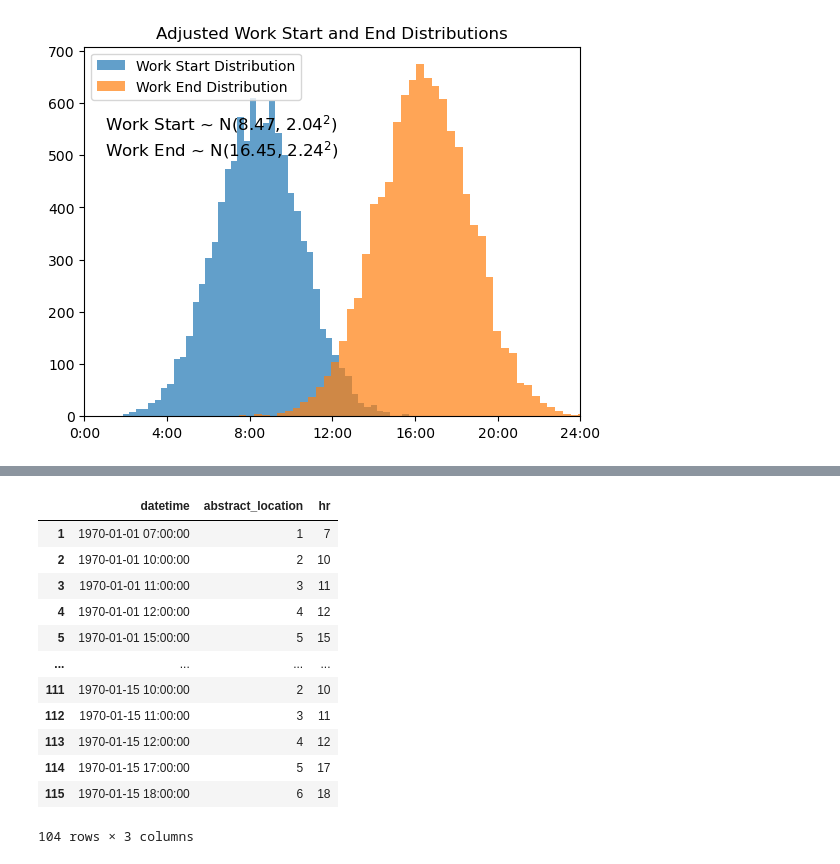
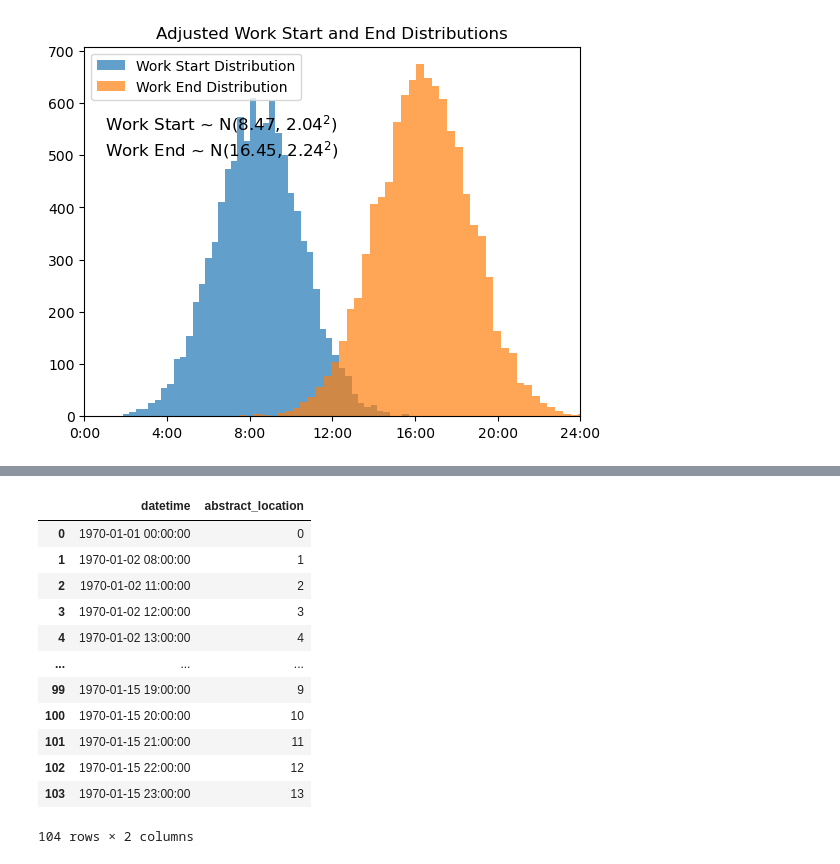
Before and after one commit to caoalbert/humob, a Jupyter notebook: stay_distribution.ipynb, the cells around one changed output, grey strips where cells are left out. Cells and saved outputs as stored; diff of their text form; code cells hidden in the pictures.

```diff
--- a/stay_distribution.ipynb
+++ b/stay_distribution.ipynb
@@ -122,16 +102,16 @@ result[(result['hr'] < 7)]
-# %%
-result[(result['hr'] >= 7) & (result['hr'] < 19)]
-# %% [output]
-|  | datetime | abstract_location | hr |
-| 1 | 1970-01-01 07:00:00 | 1 | 7 |
-| 2 | 1970-01-01 10:00:00 | 2 | 10 |
-| 3 | 1970-01-01 11:00:00 | 3 | 11 |
-| 4 | 1970-01-01 12:00:00 | 4 | 12 |
-| 5 | 1970-01-01 15:00:00 | 5 | 15 |
-| ... | ... | ... | ... |
-| 111 | 1970-01-15 10:00:00 | 2 | 10 |
-| 112 | 1970-01-15 11:00:00 | 3 | 11 |
-| 113 | 1970-01-15 12:00:00 | 4 | 12 |
-| 114 | 1970-01-15 17:00:00 | 5 | 17 |
-| 115 | 1970-01-15 18:00:00 | 6 | 18 |
-104 rows × 3 columns
+# %%
+result
+# %% [output]
+|  | datetime | abstract_location |
+| 0 | 1970-01-01 00:00:00 | 0 |
+| 1 | 1970-01-02 08:00:00 | 1 |
+| 2 | 1970-01-02 11:00:00 | 2 |
+| 3 | 1970-01-02 12:00:00 | 3 |
+| 4 | 1970-01-02 13:00:00 | 4 |
+| ... | ... | ... |
+| 99 | 1970-01-15 19:00:00 | 9 |
+| 100 | 1970-01-15 20:00:00 | 10 |
+| 101 | 1970-01-15 21:00:00 | 11 |
+| 102 | 1970-01-15 22:00:00 | 12 |
+| 103 | 1970-01-15 23:00:00 | 13 |
+104 rows × 2 columns
```
Also changed, not shown: parts of 9 cells of this notebook, 1 other file.
